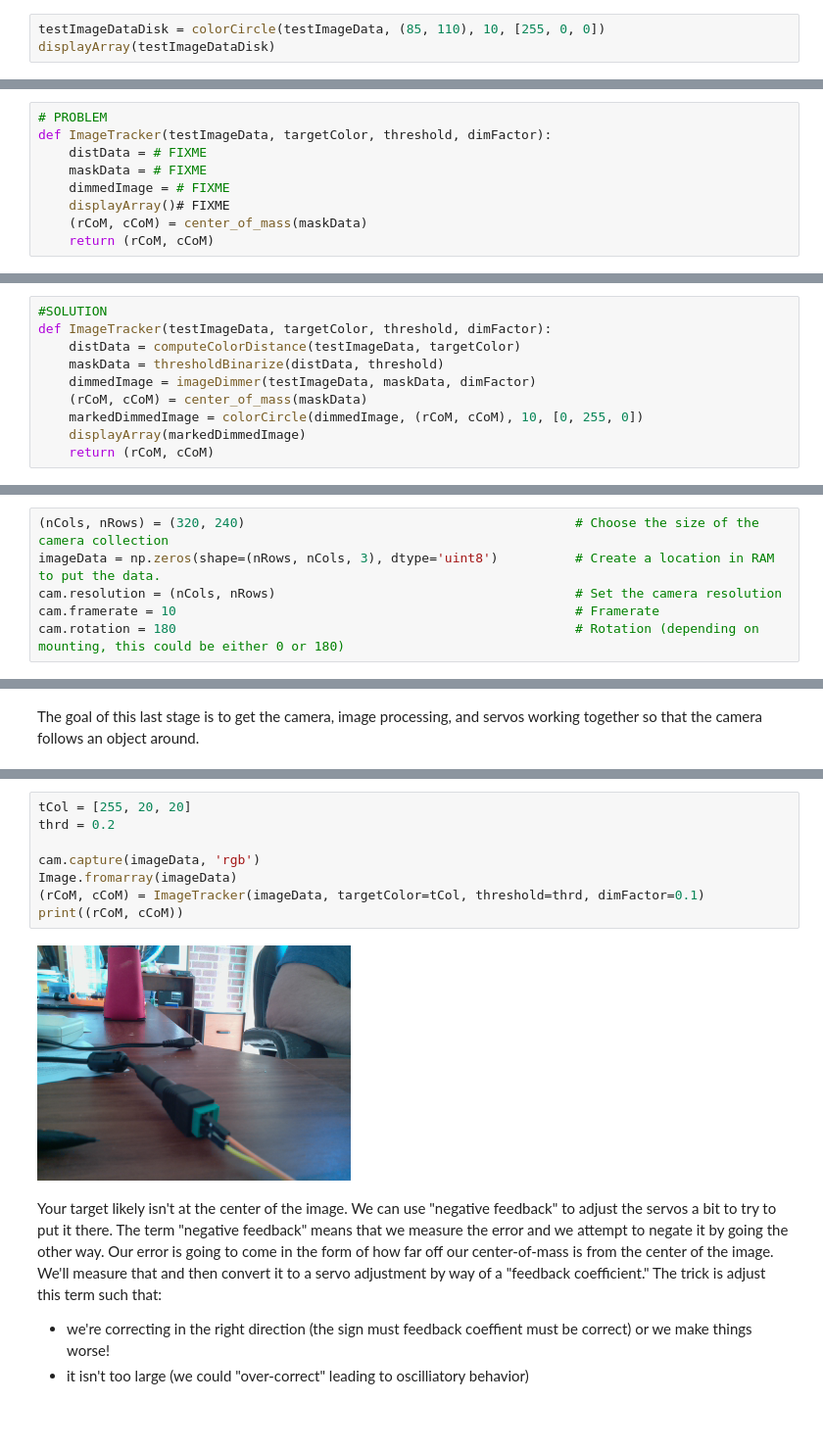
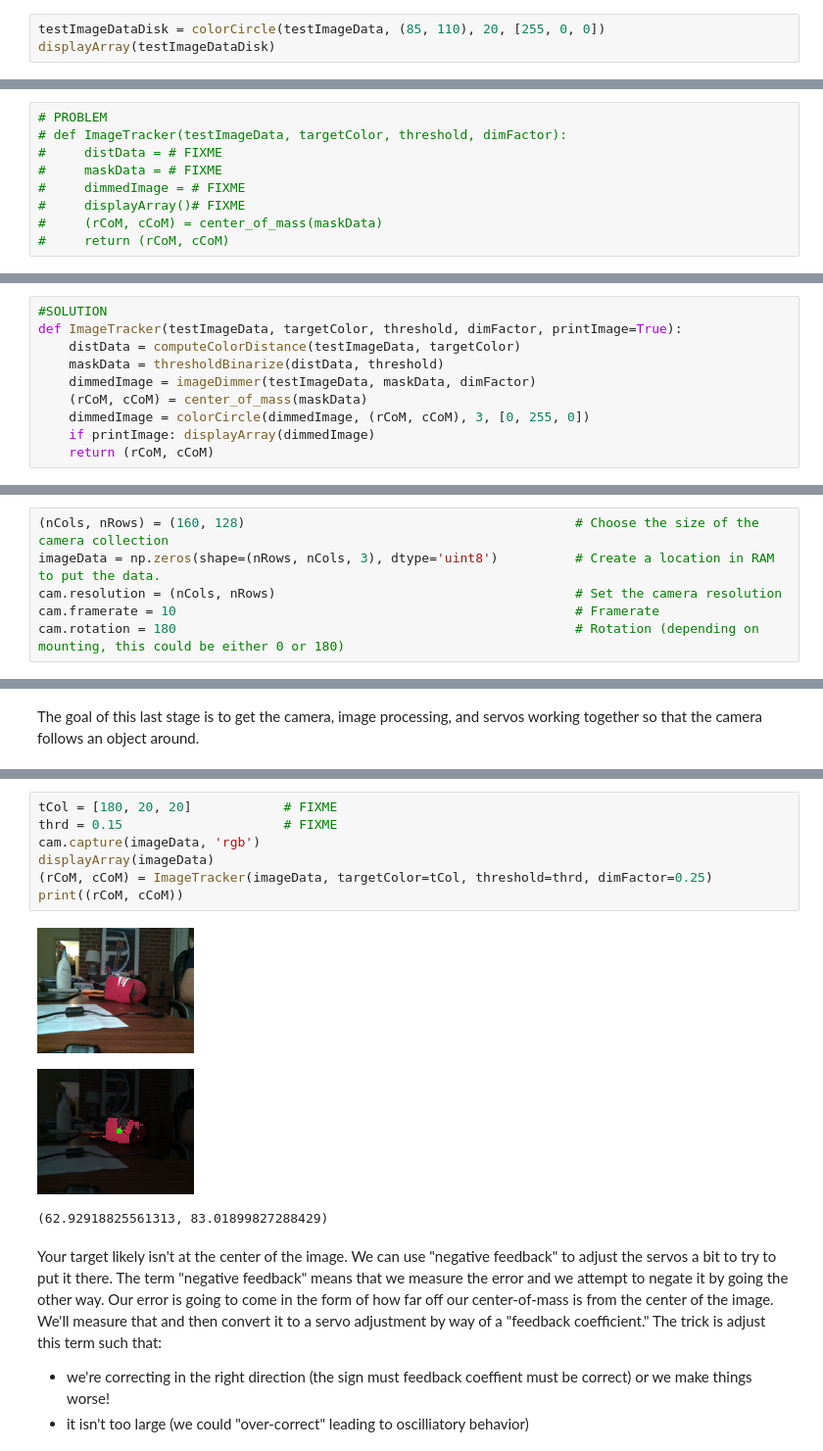
Before and after one commit to brianedw/PyVisionLab, a Jupyter notebook: labSoln.ipynb, the cells around one changed output, grey strips where cells are left out. Shown at 98% size. Cells and saved outputs as stored; diff of their text form; blank space fills up the shorter version.

```diff
--- a/labSoln.ipynb
+++ b/labSoln.ipynb
@@ -127,7 +127,7 @@ def colorCircle(imageData, rcCenter, rad, color):
                 imageDataNew[r, c] = color                                #       Set that pixel value to red.
     return imageDataNew
 # %%
-testImageDataDisk = colorCircle(testImageData, (85, 110), 10, [255, 0, 0])
+testImageDataDisk = colorCircle(testImageData, (85, 110), 20, [255, 0, 0])
 displayArray(testImageDataDisk)
 # %% [output]
 [figure]
@@ -291,10 +291,10 @@ Now that we've explored and tested each of the components, let's pull it all tog
 Copy and paste the appropriate lines above to build a function which finds an object in an image by color, computes where it is, and displays a "dimmed image."
 # %%
 # PROBLEM
-def ImageTracker(testImageData, targetColor, threshold, dimFactor):
-    distData = # FIXME
-    maskData = # FIXME
-    dimmedImage = # FIXME
-    displayArray()# FIXME
-    (rCoM, cCoM) = center_of_mass(maskData)
-    return (rCoM, cCoM)
+# def ImageTracker(testImageData, targetColor, threshold, dimFactor):
+#     distData = # FIXME
+#     maskData = # FIXME
+#     dimmedImage = # FIXME
+#     displayArray()# FIXME
+#     (rCoM, cCoM) = center_of_mass(maskData)
+#     return (rCoM, cCoM)
@@ -303,12 +301,12 @@ SyntaxError: invalid syntax (<ipython-input-52-ec6de4f87c9e>, line 3)
 # %%
 #SOLUTION
-def ImageTracker(testImageData, targetColor, threshold, dimFactor):
+def ImageTracker(testImageData, targetColor, threshold, dimFactor, printImage=True):
     distData = computeColorDistance(testImageData, targetColor)
     maskData = thresholdBinarize(distData, threshold)
     dimmedImage = imageDimmer(testImageData, maskData, dimFactor)
     (rCoM, cCoM) = center_of_mass(maskData)
-    markedDimmedImage = colorCircle(dimmedImage, (rCoM, cCoM), 10, [0, 255, 0])
-    displayArray(markedDimmedImage)
+    dimmedImage = colorCircle(dimmedImage, (rCoM, cCoM), 3, [0, 255, 0])
+    if printImage: displayArray(dimmedImage)
     return (rCoM, cCoM)
 # %% [markdown]
 And let's test it on our image.
@@ -352,7 +346,7 @@ try:
 except:
     pass
 # %%
-(nCols, nRows) = (320, 240)                                           # Choose the size of the camera collection
+(nCols, nRows) = (160, 128)                                           # Choose the size of the camera collection
 imageData = np.zeros(shape=(nRows, nCols, 3), dtype='uint8')          # Create a location in RAM to put the data.
 cam.resolution = (nCols, nRows)                                       # Set the camera resolution
 cam.framerate = 10                                                    # Framerate
@@ -420,13 +415,14 @@ First we're going to begin by capturing an image and attempting to process it to
 # %%
-tCol = [255, 20, 20]
-thrd = 0.2
-
+tCol = [180, 20, 20]            # FIXME
+thrd = 0.15                     # FIXME
 cam.capture(imageData, 'rgb')
-Image.fromarray(imageData)
-(rCoM, cCoM) = ImageTracker(imageData, targetColor=tCol, threshold=thrd, dimFactor=0.1)
+displayArray(imageData)
+(rCoM, cCoM) = ImageTracker(imageData, targetColor=tCol, threshold=thrd, dimFactor=0.25)
 print((rCoM, cCoM))
 # %% [output]
-[figure, old version]
+[figure, new version]
+[figure, added]
+(62.92918825561313, 83.01899827288429)
 # %% [markdown]
 Your target likely isn't at the center of the image.  We can use "negative feedback" to adjust the servos a bit to try to put it there.  The term "negative feedback" means that we measure the error and we attempt to negate it by going the other way.  Our error is going to come in the form of how far off our center-of-mass is from the center of the image.  We'll measure that and then convert it to a servo adjustment by way of a "feedback coefficient."  The trick is adjust this term such that:
 * we're correcting in the right direction (the sign must feedback coeffient must be correct) or we make things worse!
```
Also changed, not shown: parts of 21 cells of this notebook.
